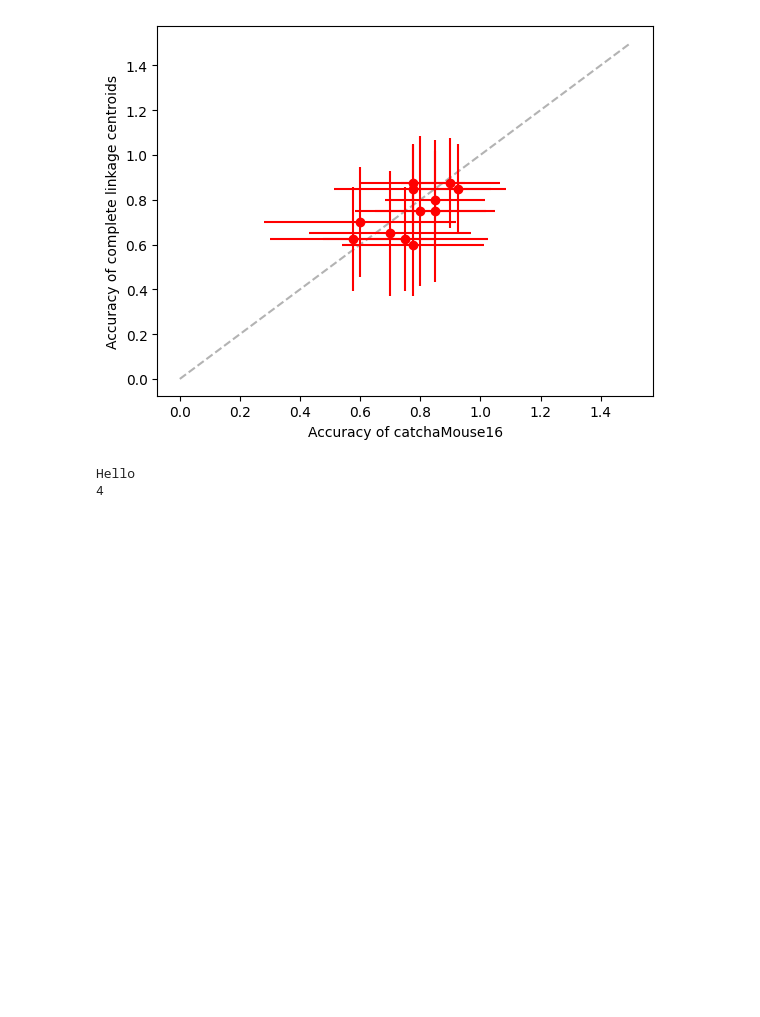
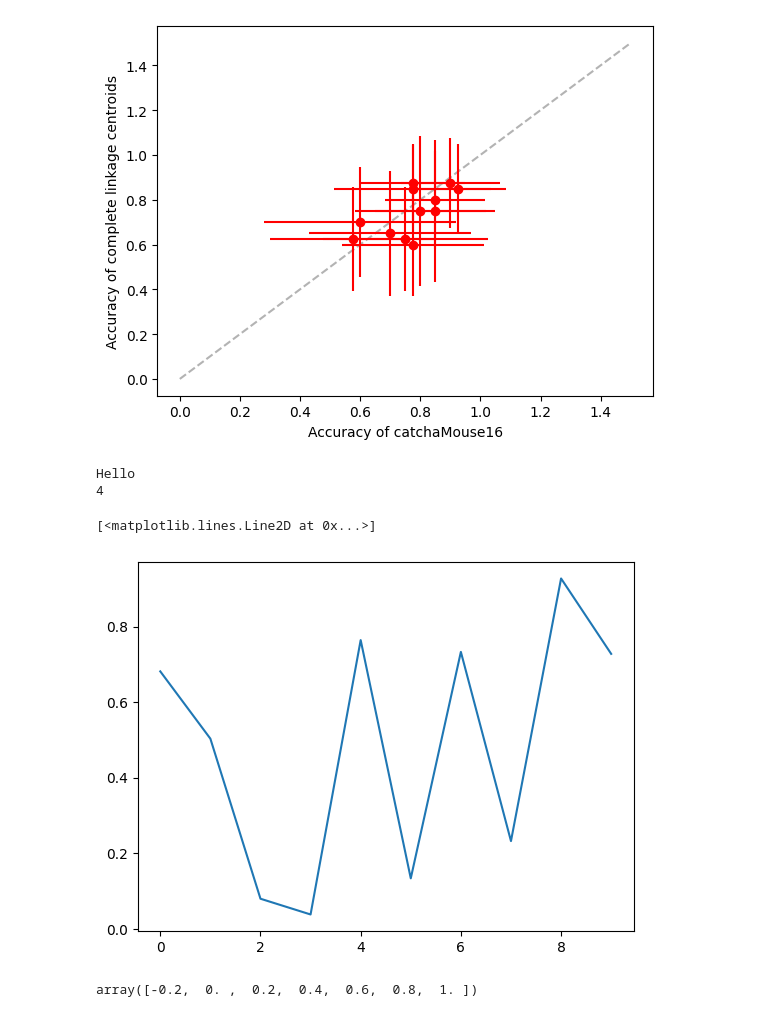
Before and after one commit to DynamicsAndNeuralSystems/Catchamouse16_paper_code, a Jupyter notebook: op_importance/testing.ipynb, the cells around one changed output. Drawn from its saved outputs; the diff is of its cells as text; code cells hidden in the pictures; blank space fills up the shorter version.

```diff
--- a/op_importance/testing.ipynb
+++ b/op_importance/testing.ipynb
@@ -36,0 +46,12 @@ import warnings
+# %%
+y = np.random.rand(10)
+x = np.arange(10)
+fig,ax = plt.subplots()
+ax.plot(x,y)
+# %% [output]
+[<matplotlib.lines.Line2D at 0x...>]
+[figure, added]
+# %%
+ax.get_yticks()
+# %% [output]
+array([-0.2,  0. ,  0.2,  0.4,  0.6,  0.8,  1. ])
```
Also changed, not shown: parts of 4 cells of this notebook, 6 other files.
